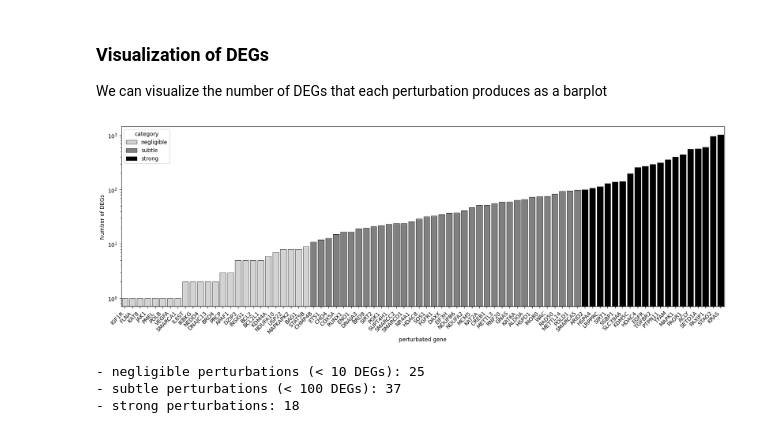
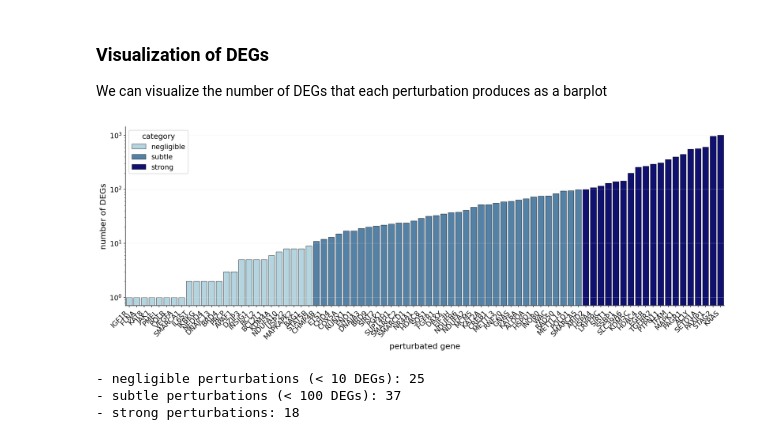
Before and after one commit to fsb2210/myllia-competition, a Jupyter notebook: notebooks/preprocessing-steps.ipynb, the cells around one changed output. Cells and saved outputs as stored; diff of their text form; code cells hidden in the pictures.

```diff
--- a/notebooks/preprocessing-steps.ipynb
+++ b/notebooks/preprocessing-steps.ipynb
@@ -125,7 +126,7 @@ perts = pd.Index(train_df["pert_symbol"].unique())
 # %% [markdown]
 Let's filter genes by names to see how many of the `target_genes` are present in the raw h5ad file
 # %%
-gene_map = resolve_gene_index(raw.var, output_genes, ensembl_map)
+gene_map = resolve_gene_index(raw.var, target_genes, ensembl_map)
 present = gene_map.dropna(subset=["var_idx"])
 var_idx = present["var_idx"].astype(int).values
 # load only needed gene columns from disk
@@ -186,26 +189,29 @@ fdr.to_csv(f"{interim_dir}/{output_prefix}_fdr.csv", index=False)
 
 We can visualize the number of DEGs that each perturbation produces as a barplot
 # %%
+plt.style.use(f"{config_dir}/fig.mplstyle")
+
 # create dataframe and sort ascending
 fdr_df = pd.DataFrame({
     "perturbation": fdr.index,
     "deg_count": fdr["deg_count"].values,
 }).sort_values("deg_count", ascending=True).reset_index(drop=True)
 
 fdr_df["category"] = np.where(fdr_df["deg_count"] < 10, "negligible", np.where(fdr_df["deg_count"] < 100, "subtle", "strong"))
 
 # Custom colors: lightgray (negligible), orange (subtle), darkred (strong)
-color_map = {"negligible": "lightgray", "subtle": "gray", "strong": "black"}
+color_map = {"negligible": "lightblue", "subtle": "steelblue", "strong": "navy"}
 
 # Bar plot (horizontal for better readability with many perturbations)
 plt.figure(figsize=(20, 6))
 sns.barplot(data=fdr_df, x="perturbation", y="deg_count", hue="category", palette=color_map, edgecolor="black", linewidth=0.5)
 plt.xticks(rotation=45, ha="right")
 plt.yscale("log")
-plt.ylabel("Number of DEGs")
-plt.xlabel("perturbated gene");
+plt.ylabel("number of DEGs")
+plt.xlabel("perturbated gene")
+plt.savefig("../reports/training_degs.png", dpi=300, bbox_inches="tight");
 # %% [output]
-[figure, old version]
+[figure, new version]
 # %%
 print(f"- negligible perturbations (< 10 DEGs): {np.sum(fdr_df["deg_count"] < 10)}")
 print(f"- subtle perturbations (< 100 DEGs): {fdr_df.shape[0] - (np.sum(fdr_df["deg_count"] < 10) + np.sum(fdr_df["deg_count"] > 100))}")
```
Also changed, not shown: parts of 2 cells of this notebook, 4 other files.
